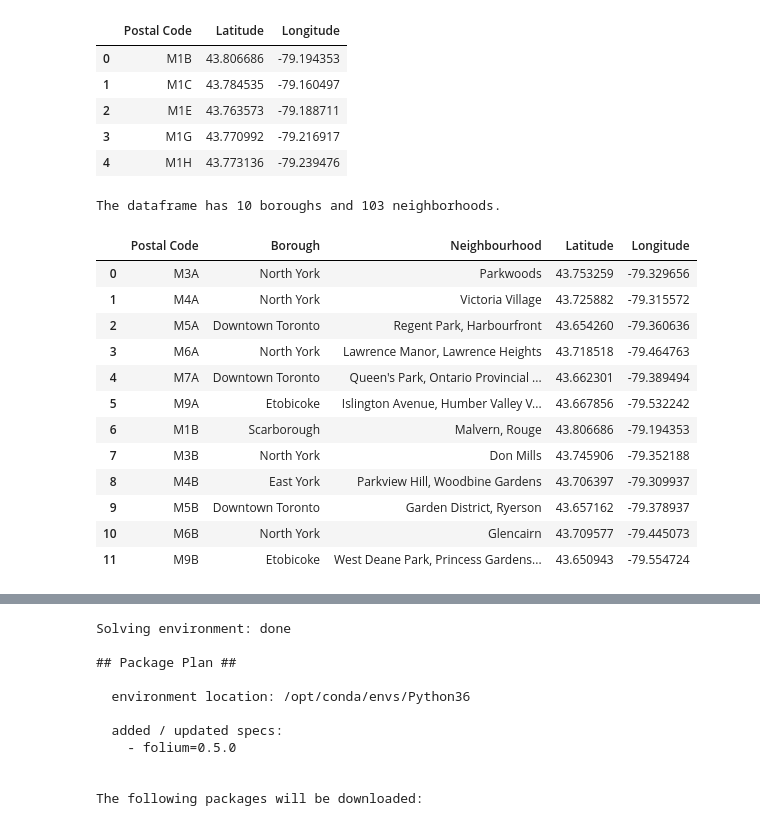
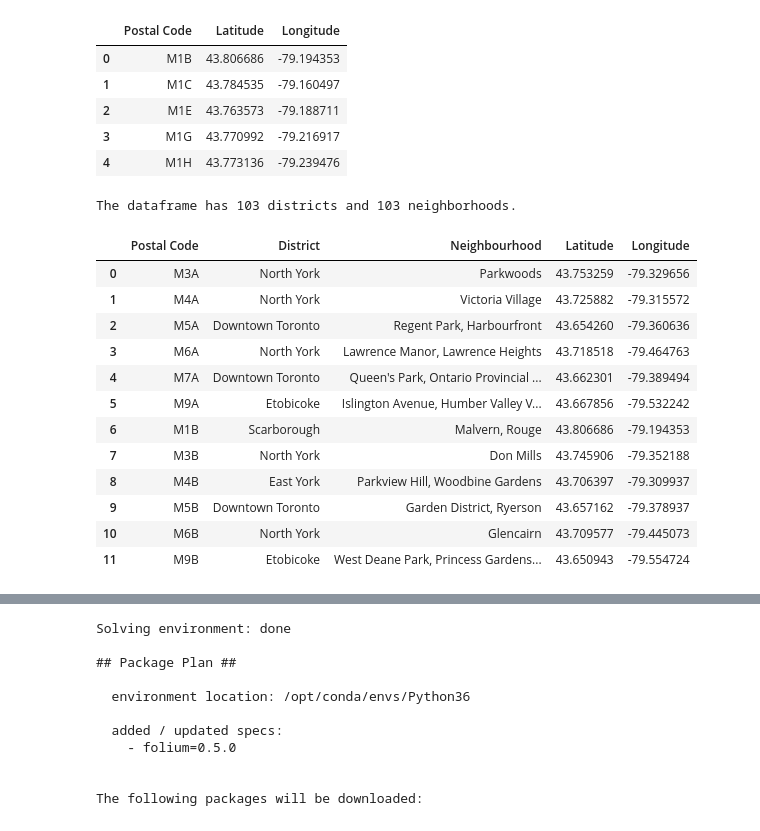
Before and after one commit to jbizzlefoshizzle/IBM_Capstone_Project, a Jupyter notebook: Capstone Project Notebook.ipynb, the cells around one changed output, grey strips where cells are left out. Saved outputs shown, nothing was run; the diff lists cells and outputs as text; code cells hidden in the pictures.

```diff
--- a/Capstone Project Notebook.ipynb
+++ b/Capstone Project Notebook.ipynb
@@ -43,7 +43,7 @@ Initial dataset size: (180, 3)
 # %% [markdown]
 #### Ignoring cells with a borough that is Not assigned.
 # %%
-indexBorough = df[df['Borough'] == 'Not assigned'].index
+indexBorough = df[df['District'] == 'Not assigned'].index
 df.drop(indexBorough, inplace=True)
 print(f'Updated dataset size: {df.shape}')
 df.head(10)
@@ -110,15 +110,15 @@ There are 103 rows and 3 columns.
 # %%
 merged_df = pd.merge(df, df_data_2, on='Postal Code', how='left')
 
-num_boroughs = len(merged_df['Borough'].unique())
+num_boroughs = len(merged_df['Postal Code'].unique())
 num_neigh = merged_df.shape[0]
 print(f'')
-print(f'The dataframe has {num_boroughs} boroughs and {num_neigh} neighborhoods.')
+print(f'The dataframe has {num_boroughs} districts and {num_neigh} neighborhoods.')
 print(f'')
 merged_df.head(12)
 # %% [output]
-The dataframe has 10 boroughs and 103 neighborhoods.
+The dataframe has 103 districts and 103 neighborhoods.
-|  | Postal Code | Borough | Neighbourhood | Latitude | Longitude |
+|  | Postal Code | District | Neighbourhood | Latitude | Longitude |
 | 0 | M3A | North York | Parkwoods | 43.753259 | -79.329656 |
 | 1 | M4A | North York | Victoria Village | 43.725882 | -79.315572 |
 | 2 | M5A | Downtown Toronto | Regent Park, Harbourfront | 43.654260 | -79.360636 |
```
Also changed, not shown: parts of 6 cells of this notebook.
